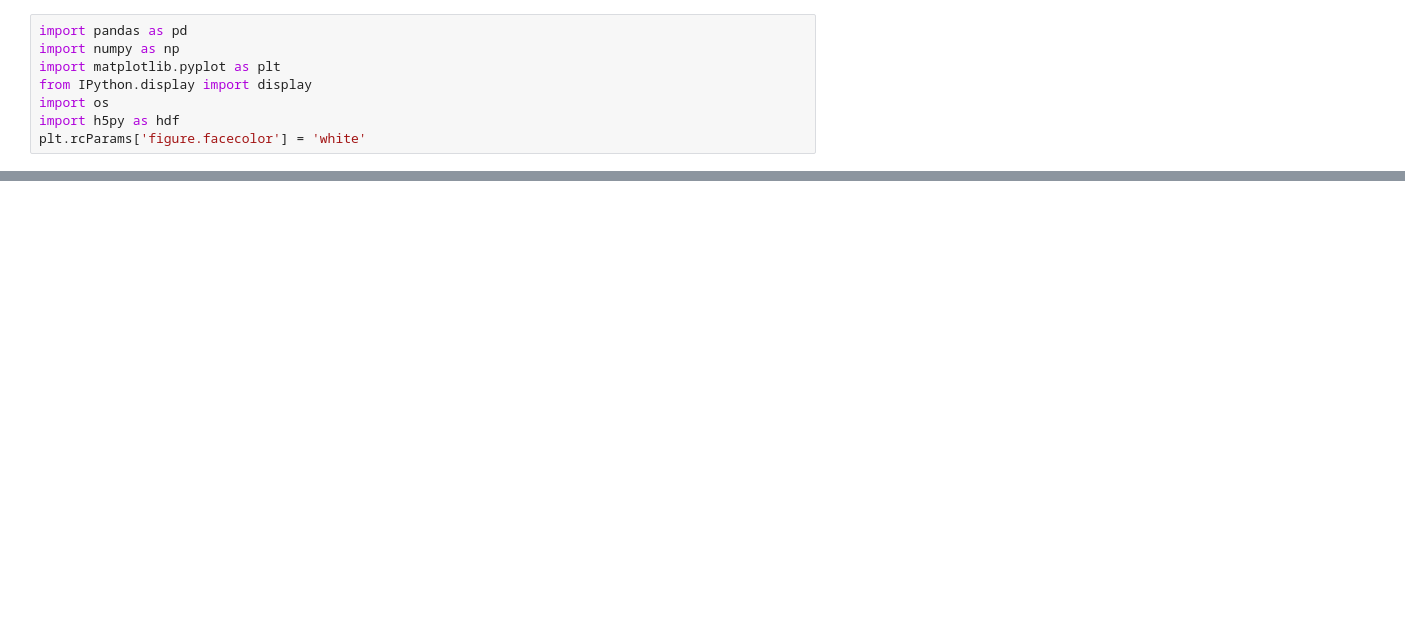
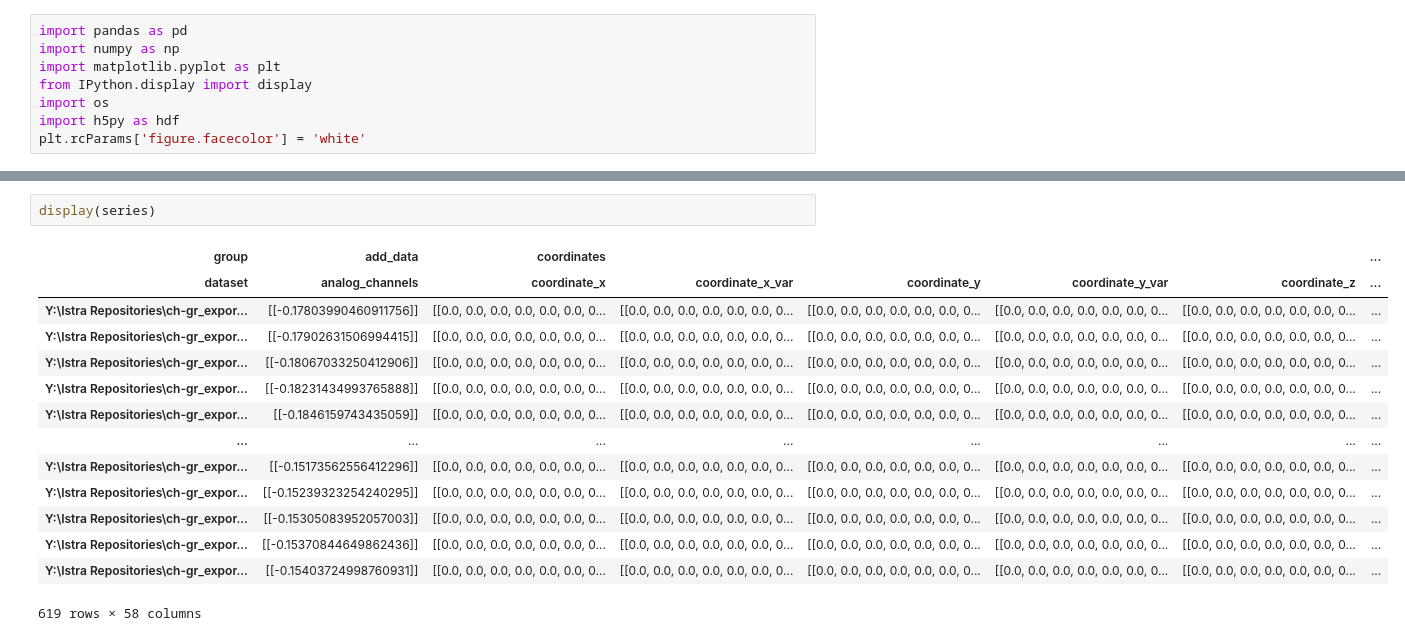
Before and after one commit to KMDE-10/DIC, a Jupyter notebook: HDF_import.ipynb, the cells around one changed output, grey strips where cells are left out. Drawn from its saved outputs; the diff is of its cells as text; blank space fills up the shorter version.

```diff
--- a/HDF_import.ipynb
+++ b/HDF_import.ipynb
@@ -117,0 +125,17 @@ plt.plot([np.nanmean(i) for i in series.loc[:,('strains','strain_p1')]])
+# %%
+display(series)
+# %% [output]
+| group | add_data | coordinates |  |  |  |  | ... |
+| dataset | analog_channels | coordinate_x | coordinate_x_var | coordinate_y | coordinate_y_var | coordinate_z | ... |
+| Y:\Istra Repositories\ch-gr_expor... | [[-0.17803990460911756]] | [[0.0, 0.0, 0.0, 0.0, 0.0, 0.0, 0... | [[0.0, 0.0, 0.0, 0.0, 0.0, 0.0, 0... | [[0.0, 0.0, 0.0, 0.0, 0.0, 0.0, 0... | [[0.0, 0.0, 0.0, 0.0, 0.0, 0.0, 0... | [[0.0, 0.0, 0.0, 0.0, 0.0, 0.0, 0... | ... |
+| Y:\Istra Repositories\ch-gr_expor... | [[-0.17902631506994415]] | [[0.0, 0.0, 0.0, 0.0, 0.0, 0.0, 0... | [[0.0, 0.0, 0.0, 0.0, 0.0, 0.0, 0... | [[0.0, 0.0, 0.0, 0.0, 0.0, 0.0, 0... | [[0.0, 0.0, 0.0, 0.0, 0.0, 0.0, 0... | [[0.0, 0.0, 0.0, 0.0, 0.0, 0.0, 0... | ... |
+| Y:\Istra Repositories\ch-gr_expor... | [[-0.18067033250412906]] | [[0.0, 0.0, 0.0, 0.0, 0.0, 0.0, 0... | [[0.0, 0.0, 0.0, 0.0, 0.0, 0.0, 0... | [[0.0, 0.0, 0.0, 0.0, 0.0, 0.0, 0... | [[0.0, 0.0, 0.0, 0.0, 0.0, 0.0, 0... | [[0.0, 0.0, 0.0, 0.0, 0.0, 0.0, 0... | ... |
+| Y:\Istra Repositories\ch-gr_expor... | [[-0.18231434993765888]] | [[0.0, 0.0, 0.0, 0.0, 0.0, 0.0, 0... | [[0.0, 0.0, 0.0, 0.0, 0.0, 0.0, 0... | [[0.0, 0.0, 0.0, 0.0, 0.0, 0.0, 0... | [[0.0, 0.0, 0.0, 0.0, 0.0, 0.0, 0... | [[0.0, 0.0, 0.0, 0.0, 0.0, 0.0, 0... | ... |
+| Y:\Istra Repositories\ch-gr_expor... | [[-0.1846159743435059]] | [[0.0, 0.0, 0.0, 0.0, 0.0, 0.0, 0... | [[0.0, 0.0, 0.0, 0.0, 0.0, 0.0, 0... | [[0.0, 0.0, 0.0, 0.0, 0.0, 0.0, 0... | [[0.0, 0.0, 0.0, 0.0, 0.0, 0.0, 0... | [[0.0, 0.0, 0.0, 0.0, 0.0, 0.0, 0... | ... |
+| ... | ... | ... | ... | ... | ... | ... | ... |
+| Y:\Istra Repositories\ch-gr_expor... | [[-0.15173562556412296]] | [[0.0, 0.0, 0.0, 0.0, 0.0, 0.0, 0... | [[0.0, 0.0, 0.0, 0.0, 0.0, 0.0, 0... | [[0.0, 0.0, 0.0, 0.0, 0.0, 0.0, 0... | [[0.0, 0.0, 0.0, 0.0, 0.0, 0.0, 0... | [[0.0, 0.0, 0.0, 0.0, 0.0, 0.0, 0... | ... |
+| Y:\Istra Repositories\ch-gr_expor... | [[-0.15239323254240295]] | [[0.0, 0.0, 0.0, 0.0, 0.0, 0.0, 0... | [[0.0, 0.0, 0.0, 0.0, 0.0, 0.0, 0... | [[0.0, 0.0, 0.0, 0.0, 0.0, 0.0, 0... | [[0.0, 0.0, 0.0, 0.0, 0.0, 0.0, 0... | [[0.0, 0.0, 0.0, 0.0, 0.0, 0.0, 0... | ... |
+| Y:\Istra Repositories\ch-gr_expor... | [[-0.15305083952057003]] | [[0.0, 0.0, 0.0, 0.0, 0.0, 0.0, 0... | [[0.0, 0.0, 0.0, 0.0, 0.0, 0.0, 0... | [[0.0, 0.0, 0.0, 0.0, 0.0, 0.0, 0... | [[0.0, 0.0, 0.0, 0.0, 0.0, 0.0, 0... | [[0.0, 0.0, 0.0, 0.0, 0.0, 0.0, 0... | ... |
+| Y:\Istra Repositories\ch-gr_expor... | [[-0.15370844649862436]] | [[0.0, 0.0, 0.0, 0.0, 0.0, 0.0, 0... | [[0.0, 0.0, 0.0, 0.0, 0.0, 0.0, 0... | [[0.0, 0.0, 0.0, 0.0, 0.0, 0.0, 0... | [[0.0, 0.0, 0.0, 0.0, 0.0, 0.0, 0... | [[0.0, 0.0, 0.0, 0.0, 0.0, 0.0, 0... | ... |
+| Y:\Istra Repositories\ch-gr_expor... | [[-0.15403724998760931]] | [[0.0, 0.0, 0.0, 0.0, 0.0, 0.0, 0... | [[0.0, 0.0, 0.0, 0.0, 0.0, 0.0, 0... | [[0.0, 0.0, 0.0, 0.0, 0.0, 0.0, 0... | [[0.0, 0.0, 0.0, 0.0, 0.0, 0.0, 0... | [[0.0, 0.0, 0.0, 0.0, 0.0, 0.0, 0... | ... |
+619 rows × 58 columns
```
Also changed, not shown: parts of 7 cells of this notebook.
